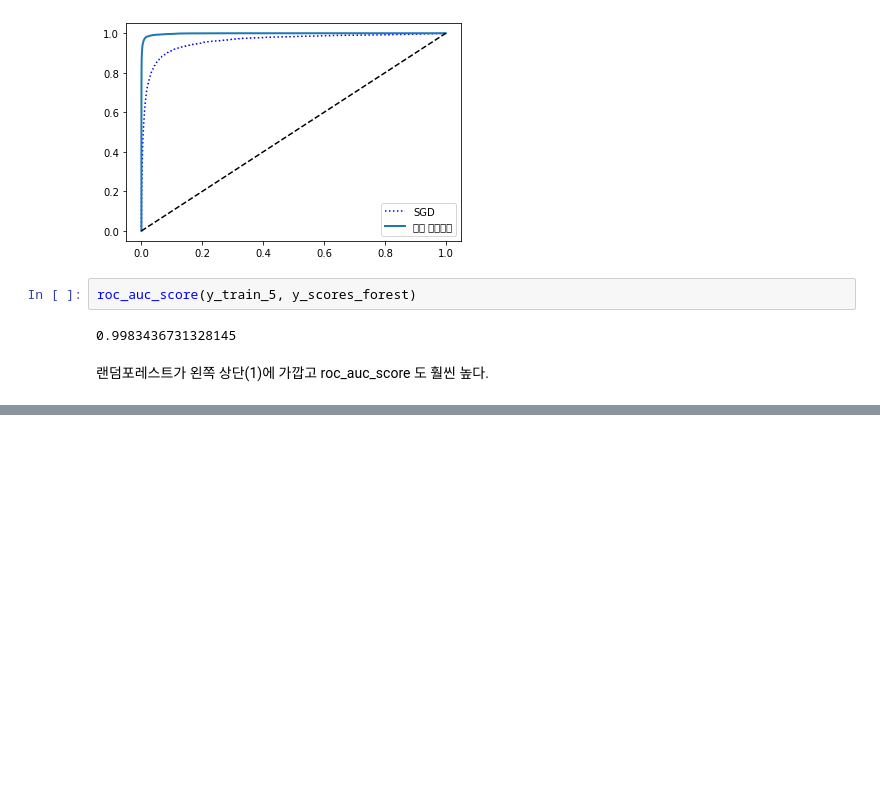
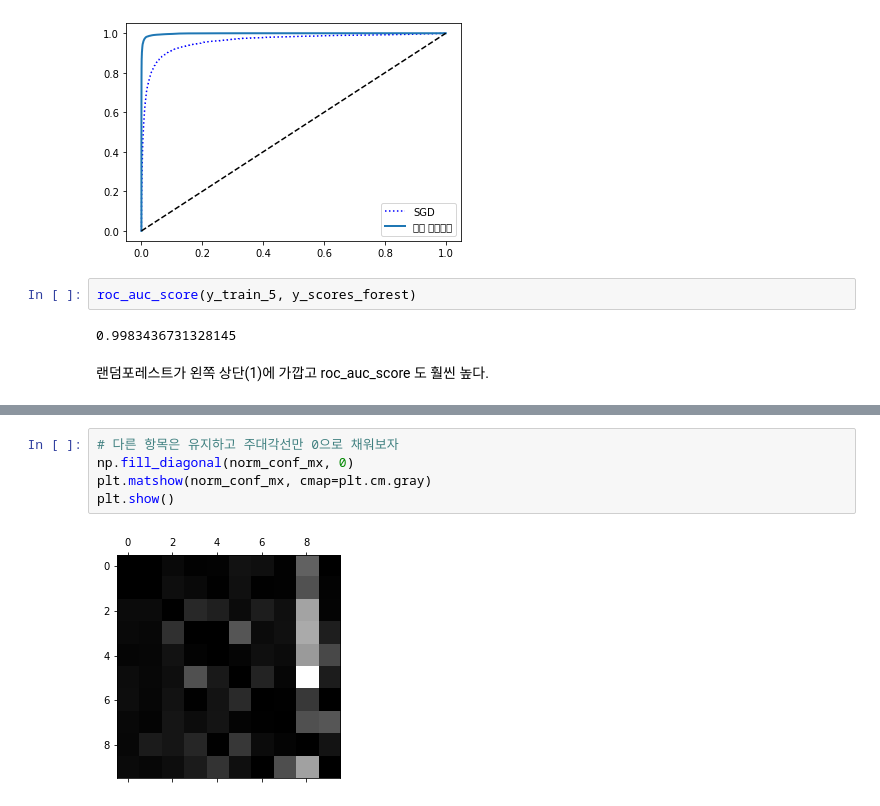
Before and after one commit to hyeonjini/study_handson, a Jupyter notebook: ch03/mnist_classification.ipynb, the cells around one changed output, grey strips where cells are left out. Drawn from its saved outputs; the diff is of its cells as text; blank space fills up the shorter version.

```diff
--- a/ch03/mnist_classification.ipynb
+++ b/ch03/mnist_classification.ipynb
@@ -291,0 +392,7 @@ roc_auc_score(y_train_5, y_scores_forest)
+# %%
+# 다른 항목은 유지하고 주대각선만 0으로 채워보자
+np.fill_diagonal(norm_conf_mx, 0)
+plt.matshow(norm_conf_mx, cmap=plt.cm.gray)
+plt.show()
+# %% [output]
+[figure, added]
```
Also changed, not shown: parts of 33 cells of this notebook.
